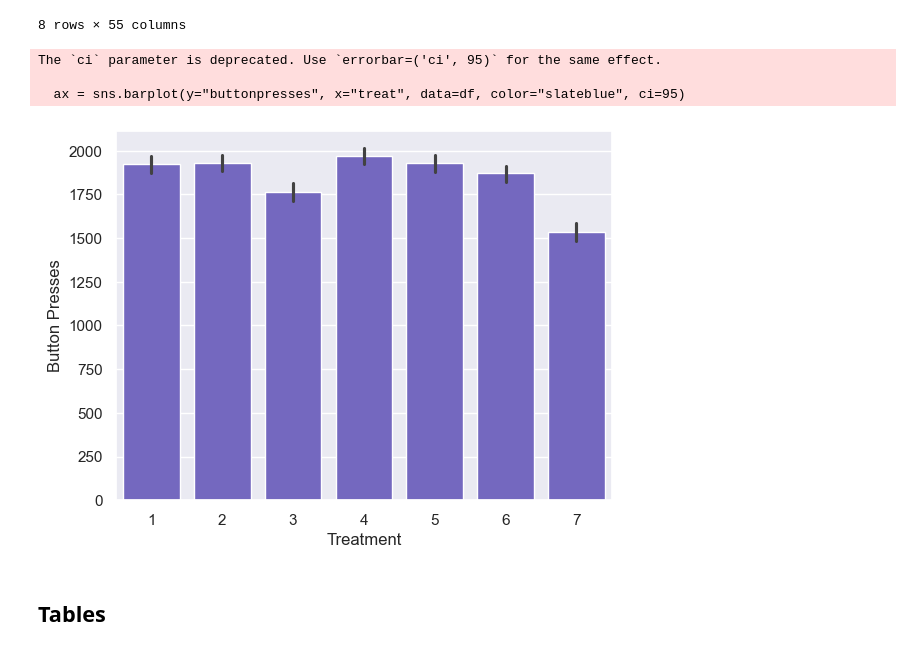
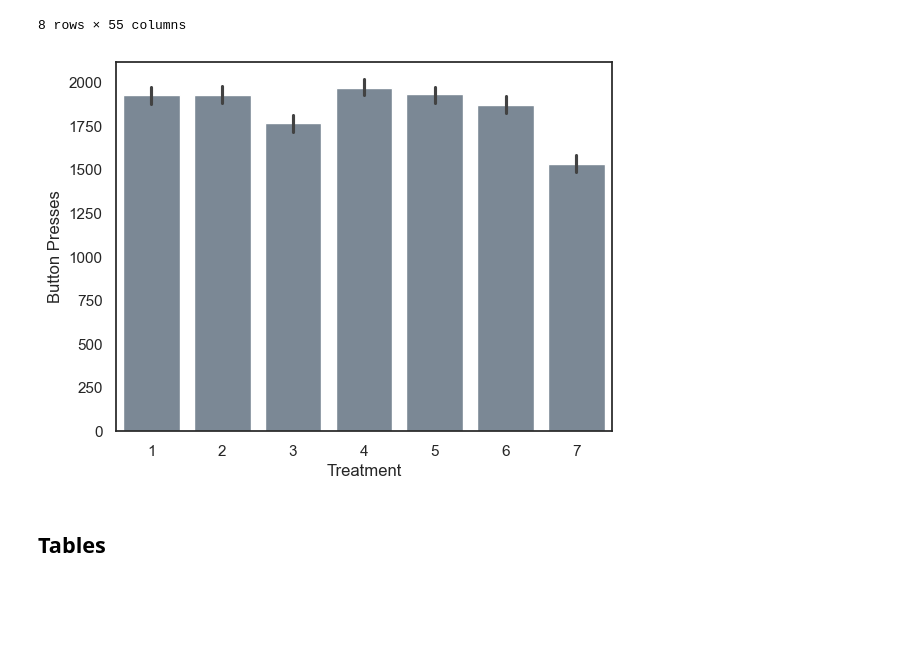
Before and after one commit to klaushajdaraj/ml-treatment-effects, a Jupyter notebook: Analytics.ipynb, the cells around one changed output. Saved outputs shown, nothing was run; the diff lists cells and outputs as text; code cells hidden in the pictures; blank space fills up the shorter version.

```diff
--- a/Analytics.ipynb
+++ b/Analytics.ipynb
@@ -8,11 +8,13 @@ from matplotlib.pyplot import figure
 import matplotlib.pyplot as plt
 import seaborn as sns
 
-sns.set_theme()
+# Set the theme for all graphs
+sns.set_theme(style='white')
 
 # Read the main DataFrame
 df = pd.read_csv(
-    r"C:\Users\klaus\Desktop\Projects\Deep Learning\master-thesis\expdata.csv")
+    r"C:\Users\klaus\Desktop\Projects\Deep Learning\master-thesis\expdata.csv"
+)
 # %% [markdown]
 # Full Treatments Analysis
 # %%
@@ -57,14 +60,11 @@ df.describe()
 8 rows × 55 columns
 # %%
 # Button presses bar plot for each treatment
-ax = sns.barplot(y="buttonpresses", x="treat", data=df, color="slateblue", ci=95)
-ax.set(xlabel='Treatment', ylabel='Button Presses')
+ax = sns.barplot(y="buttonpresses", x="treat", data=df, color="lightslategrey", errorbar=('ci', 95))
+ax.set(xlabel="Treatment", ylabel="Button Presses")
 plt.show()
 # %% [output]
-The `ci` parameter is deprecated. Use `errorbar=('ci', 95)` for the same effect.
-
-  ax = sns.barplot(y="buttonpresses", x="treat", data=df, color="slateblue", ci=95)
-[figure, old version]
+[figure, new version]
 # %% [markdown]
 ## Tables
 # %%
```
Also changed, not shown: parts of 19 cells of this notebook, 1 other file.
